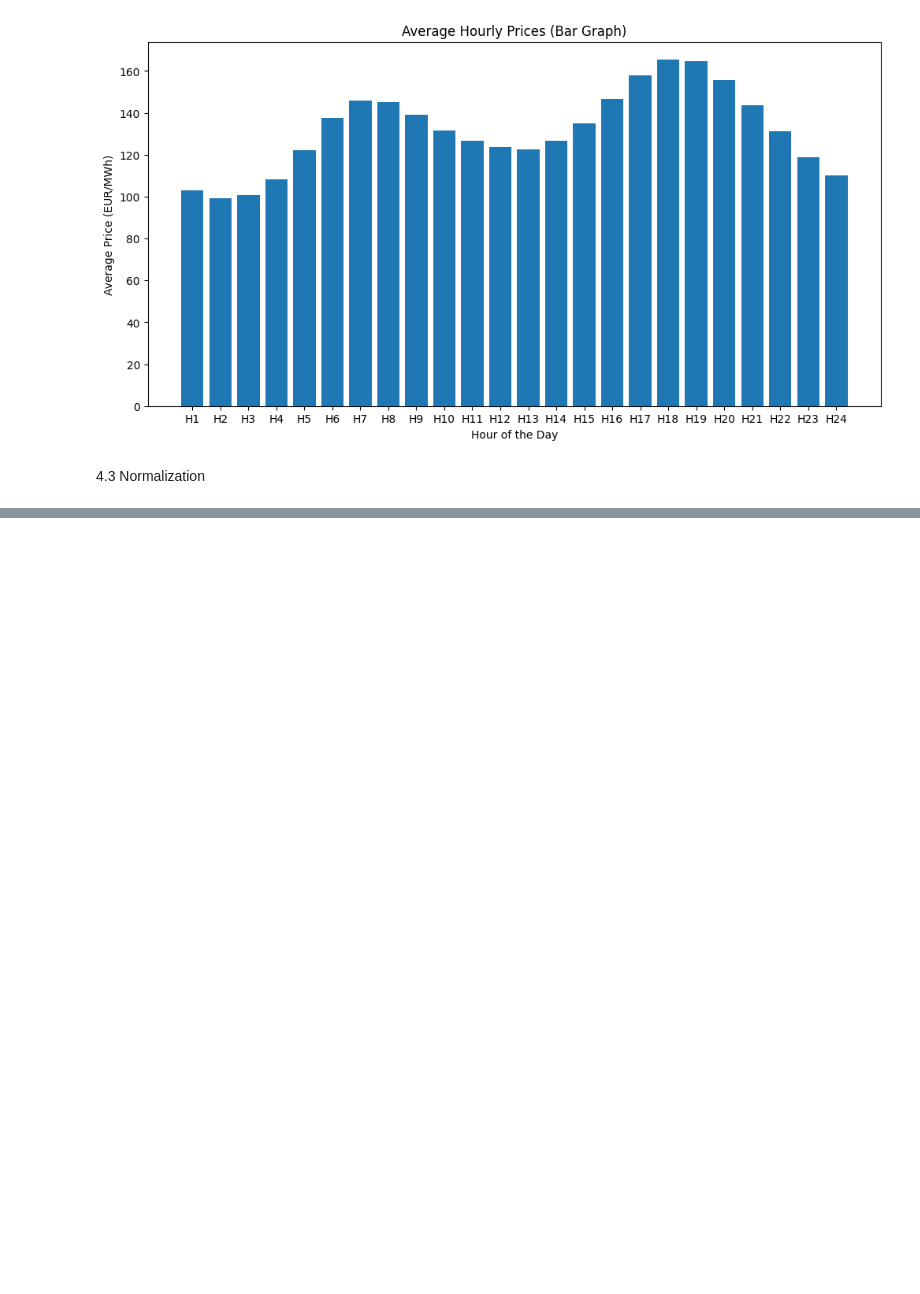
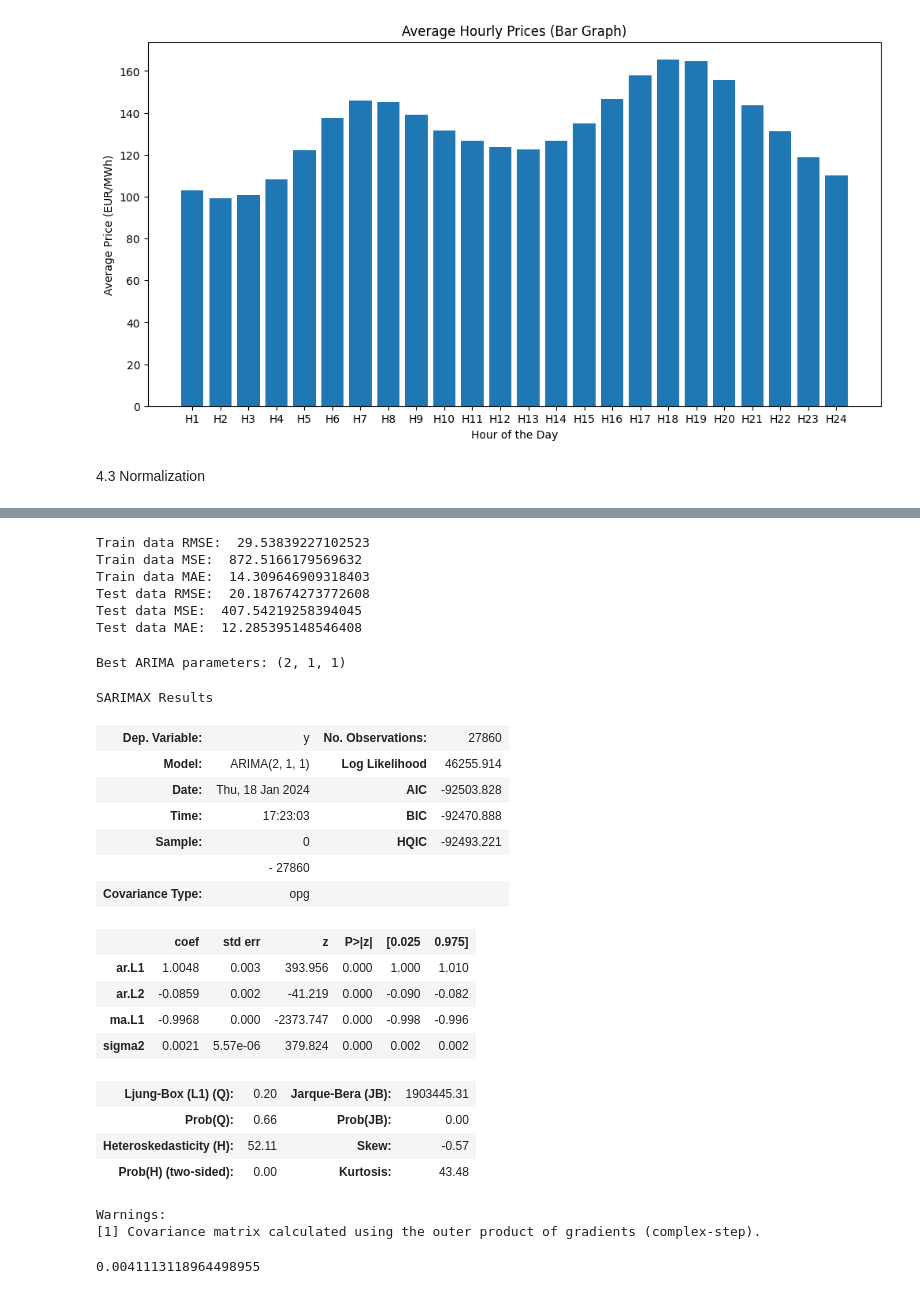
Before and after one commit to clerisy47/VoltVision, a Jupyter notebook: notebooks/price_forecasting.ipynb, the cells around one changed output, grey strips where cells are left out. Saved outputs shown, nothing was run; the diff lists cells and outputs as text; code cells hidden in the pictures; blank space fills up the shorter version.

```diff
--- a/notebooks/price_forecasting.ipynb
+++ b/notebooks/price_forecasting.ipynb
@@ -227,0 +337,14 @@ X_train, X_test, y_train, y_test = train_test_split(X, y, train_size=0.8)
+# %%
+print("Train data RMSE: ", math.sqrt(mean_squared_error(original_ytrain,train_predict)))
+print("Train data MSE: ", mean_squared_error(original_ytrain,train_predict))
+print("Train data MAE: ", mean_absolute_error(original_ytrain,train_predict))
+print("Test data RMSE: ", math.sqrt(mean_squared_error(original_ytest,test_predict)))
+print("Test data MSE: ", mean_squared_error(original_ytest,test_predict))
+print("Test data MAE: ", mean_absolute_error(original_ytest,test_predict))
+# %% [output]
+Train data RMSE:  29.53839227102523
+Train data MSE:  872.5166179569632
+Train data MAE:  14.309646909318403
+Test data RMSE:  20.187674273772608
+Test data MSE:  407.54219258394045
+Test data MAE:  12.285395148546408
@@ -227,0 +355,50 @@ X_train, X_test, y_train, y_test = train_test_split(X, y, train_size=0.8)
+# %%
+p_values = [0, 1, 2]
+d_values = [0, 1]
+q_values = [0, 1, 2]
+pdq_combinations = [(p, d, q) for p in p_values for d in d_values for q in q_values]
+
+def evaluate_arima_models(data, pdq_combinations):
+    results = []
+    for pdq in pdq_combinations:
+        try:
+            model = ARIMA(data, order=pdq)
+            model_fit = model.fit()
+            aic = model_fit.aic
+            results.append((pdq, aic))
+        except:
+            continue
+    return results
+
+results = evaluate_arima_models(df_train, pdq_combinations)
+best_aic = min(results, key=lambda x: x[1])[1]
+best_pdq = [result[0] for result in results if result[1] == best_aic][0]
+# %%
+print("Best ARIMA parameters:", best_pdq)
+# %% [output]
+Best ARIMA parameters: (2, 1, 1)
+# %%
+model = ARIMA(df_train, order=best_pdq)
+model_fit = model.fit()
+# %%
+model_fit.summary()
+# %% [output]
+SARIMAX Results
+| Dep. Variable: | y | No. Observations: | 27860 |
+| Model: | ARIMA(2, 1, 1) | Log Likelihood | 46255.914 |
+| Date: | Thu, 18 Jan 2024 | AIC | -92503.828 |
+| Time: | 17:23:03 | BIC | -92470.888 |
+| Sample: | 0 | HQIC | -92493.221 |
+|  | - 27860 |  |  |
+| Covariance Type: | opg |  |  |
+|  | coef | std err | z | P>|z| | [0.025 | 0.975] |
+| ar.L1 | 1.0048 | 0.003 | 393.956 | 0.000 | 1.000 | 1.010 |
+| ar.L2 | -0.0859 | 0.002 | -41.219 | 0.000 | -0.090 | -0.082 |
+| ma.L1 | -0.9968 | 0.000 | -2373.747 | 0.000 | -0.998 | -0.996 |
+| sigma2 | 0.0021 | 5.57e-06 | 379.824 | 0.000 | 0.002 | 0.002 |
+| Ljung-Box (L1) (Q): | 0.20 | Jarque-Bera (JB): | 1903445.31 |
+| Prob(Q): | 0.66 | Prob(JB): | 0.00 |
+| Heteroskedasticity (H): | 52.11 | Skew: | -0.57 |
+| Prob(H) (two-sided): | 0.00 | Kurtosis: | 43.48 |
+Warnings:
+[1] Covariance matrix calculated using the outer product of gradients (complex-step).
@@ -227,0 +407,4 @@ X_train, X_test, y_train, y_test = train_test_split(X, y, train_size=0.8)
+# %%
+mean_squared_error(df_test, df_predict)
+# %% [output]
+0.0041113118964498955
```
Also changed, not shown: parts of 27 cells of this notebook.
